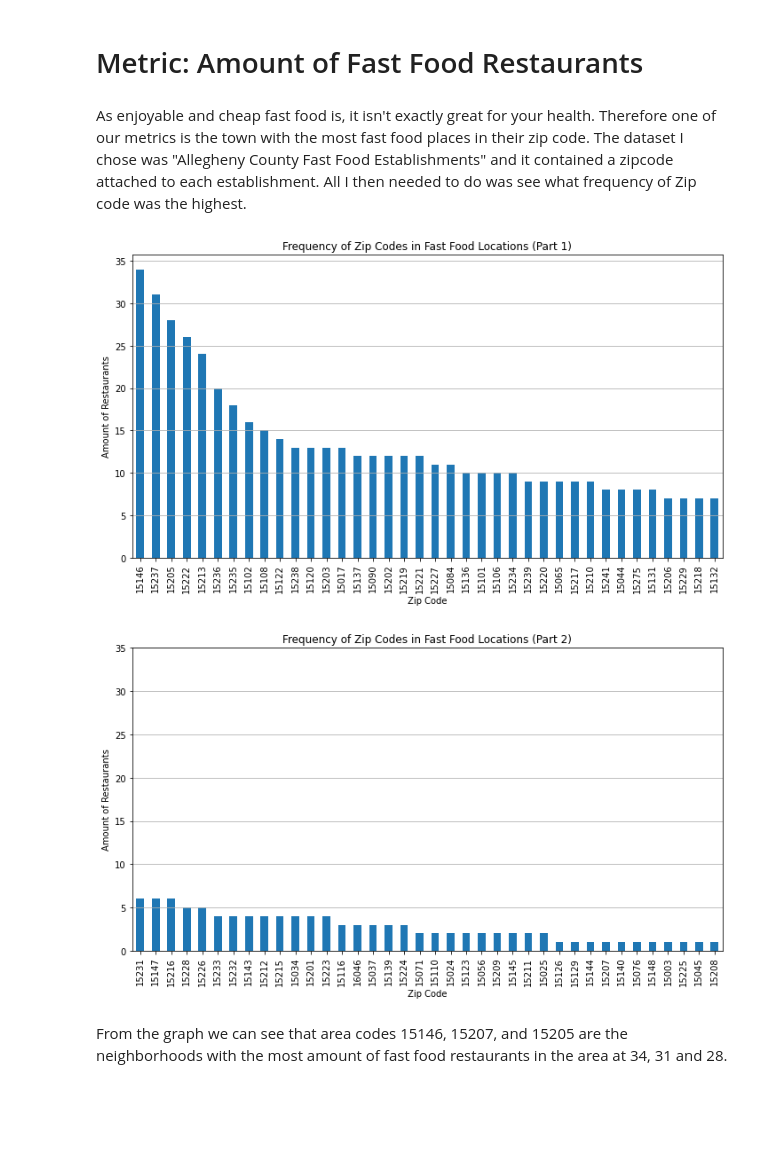
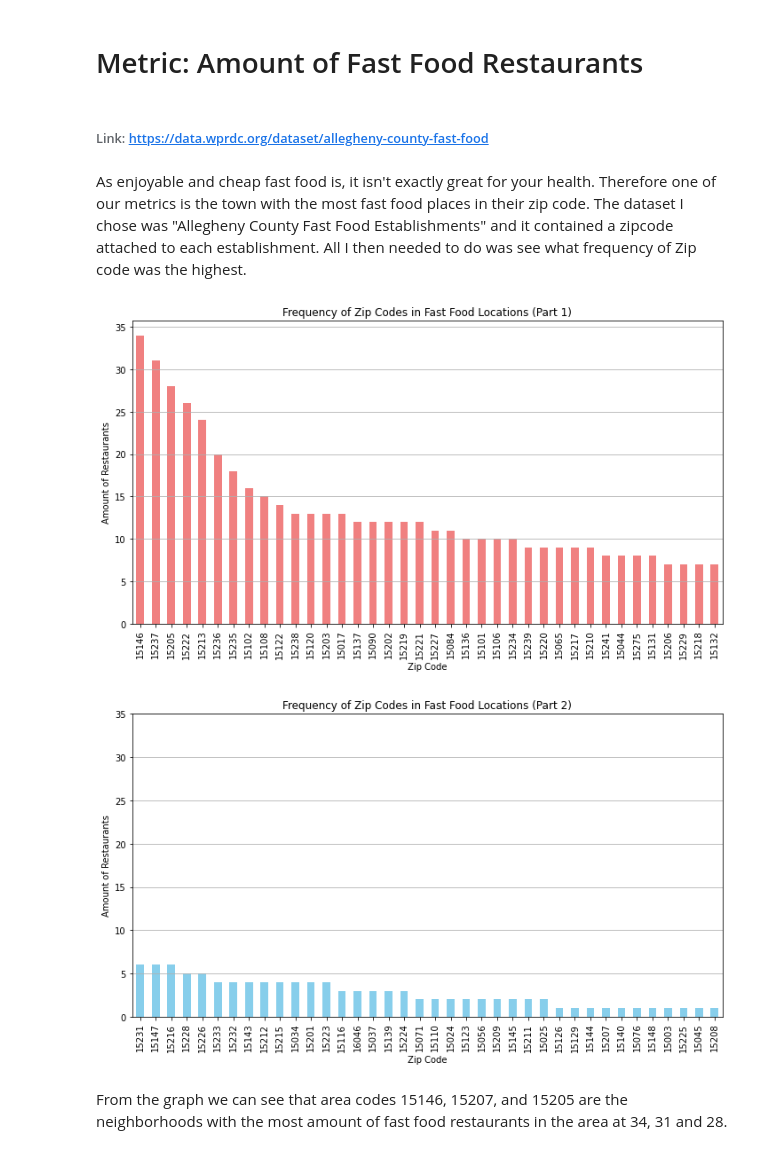
Before and after one commit to CrossTheSauce5/Final-Project, a Jupyter notebook: Paul.ipynb, the cells around one changed output. Cells and saved outputs as stored; diff of their text form; code cells hidden in the pictures; blank space fills up the shorter version.

```diff
--- a/Paul.ipynb
+++ b/Paul.ipynb
@@ -1,43 +1,43 @@
 # %% [markdown]
 # Metric: Amount of Fast Food Restaurants
+# %% [markdown]
+###### Link: https://data.wprdc.org/dataset/allegheny-county-fast-food
 # %% [markdown]
 As enjoyable and cheap fast food is, it isn't exactly great for your health. Therefore one of our metrics is the town with the most fast food places in their zip code. The dataset I chose was "Allegheny County Fast Food Establishments" and it contained a zipcode attached to each establishment. All I then needed to do was see what frequency of Zip code was the highest.
 # %%
 import pandas as pd
 import matplotlib.pyplot as plt
 
 ffData = pd.read_csv("fastfood.csv")
 ffData = ffData[ffData['Category'] != 'Breakfast, Drink, Other']
 zipcodes = ffData['ZIP Code']
 zcCounts = zipcodes.value_counts()
 
 split_index = len(zcCounts) // 2
 zipcode_counts_part1 = zcCounts.iloc[:split_index]
 zipcode_counts_part2 = zcCounts.iloc[split_index:]
 
 # First group of zip codes
-plt.figure(figsize=(10, 6))
-zipcode_counts_part1.plot(kind='bar')
+zipcode_counts_part1.plot(kind='bar', color = 'lightcoral', figsize =(10,6))
 plt.title('Frequency of Zip Codes in Fast Food Locations (Part 1)')
 plt.xlabel('Zip Code')
 plt.ylabel('Amount of Restaurants')
 plt.grid(axis='y')
 plt.tight_layout()
 plt.show()
 
 # Second group of zip codes
-plt.figure(figsize=(10, 6))  #
-zipcode_counts_part2.plot(kind='bar')
+zipcode_counts_part2.plot(kind='bar', color = 'skyblue', figsize =(10,6))
 plt.title('Frequency of Zip Codes in Fast Food Locations (Part 2)')
 plt.xlabel('Zip Code')
 plt.yticks([0,5,10,15,20,25,30,35])
 plt.ylabel('Amount of Restaurants')
 plt.grid(axis='y')
 plt.tight_layout()
 plt.show()
 # %% [output]
-[figure, old version]
+[figure, new version]
-[figure, old version]
+[figure, new version]
 # %% [markdown]
 From the graph we can see that area codes 15146, 15207, and 15205 are the neighborhoods with the most amount of fast food restaurants in the area at 34, 31 and 28.
 # %% [markdown]
```
Also changed, not shown: 3 other files.
